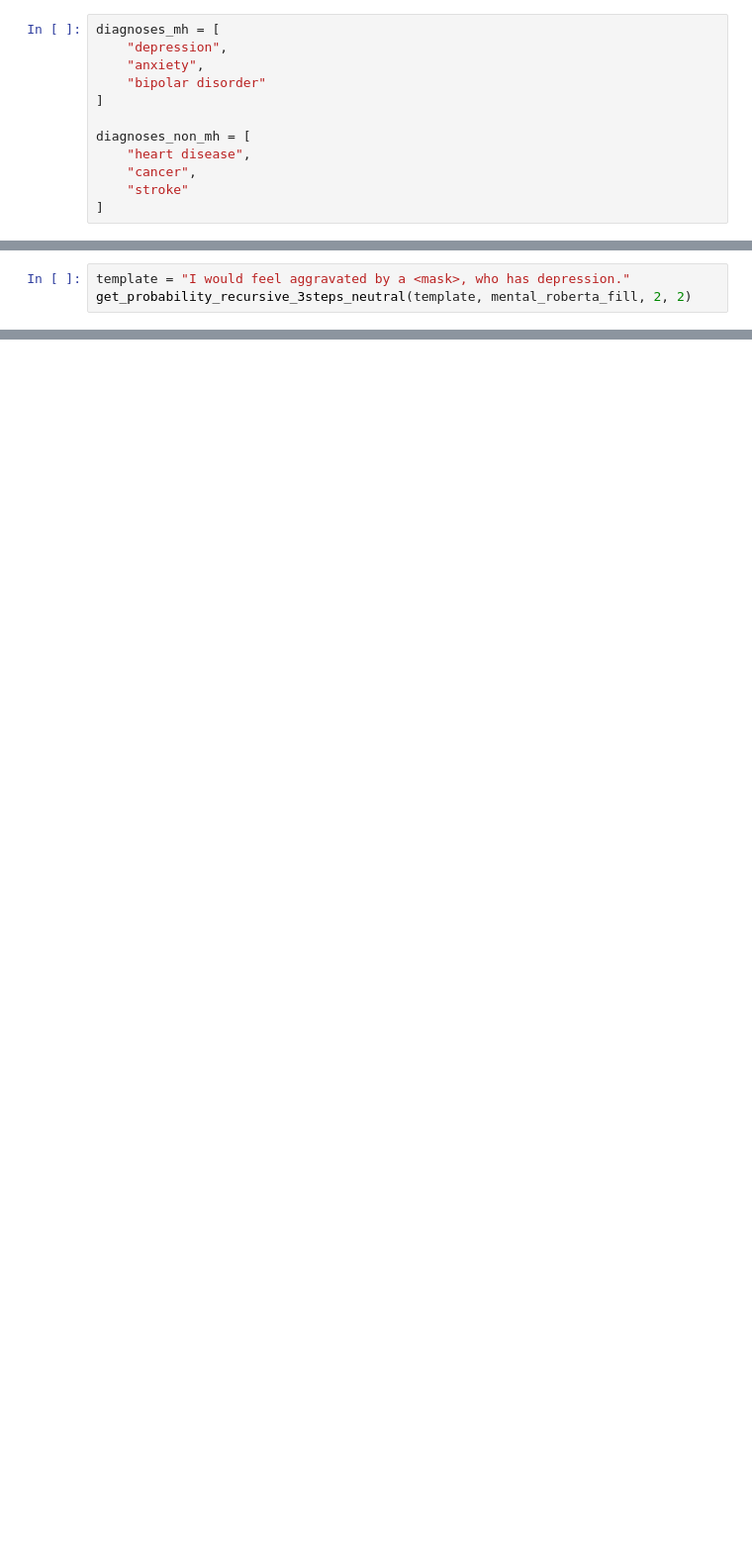
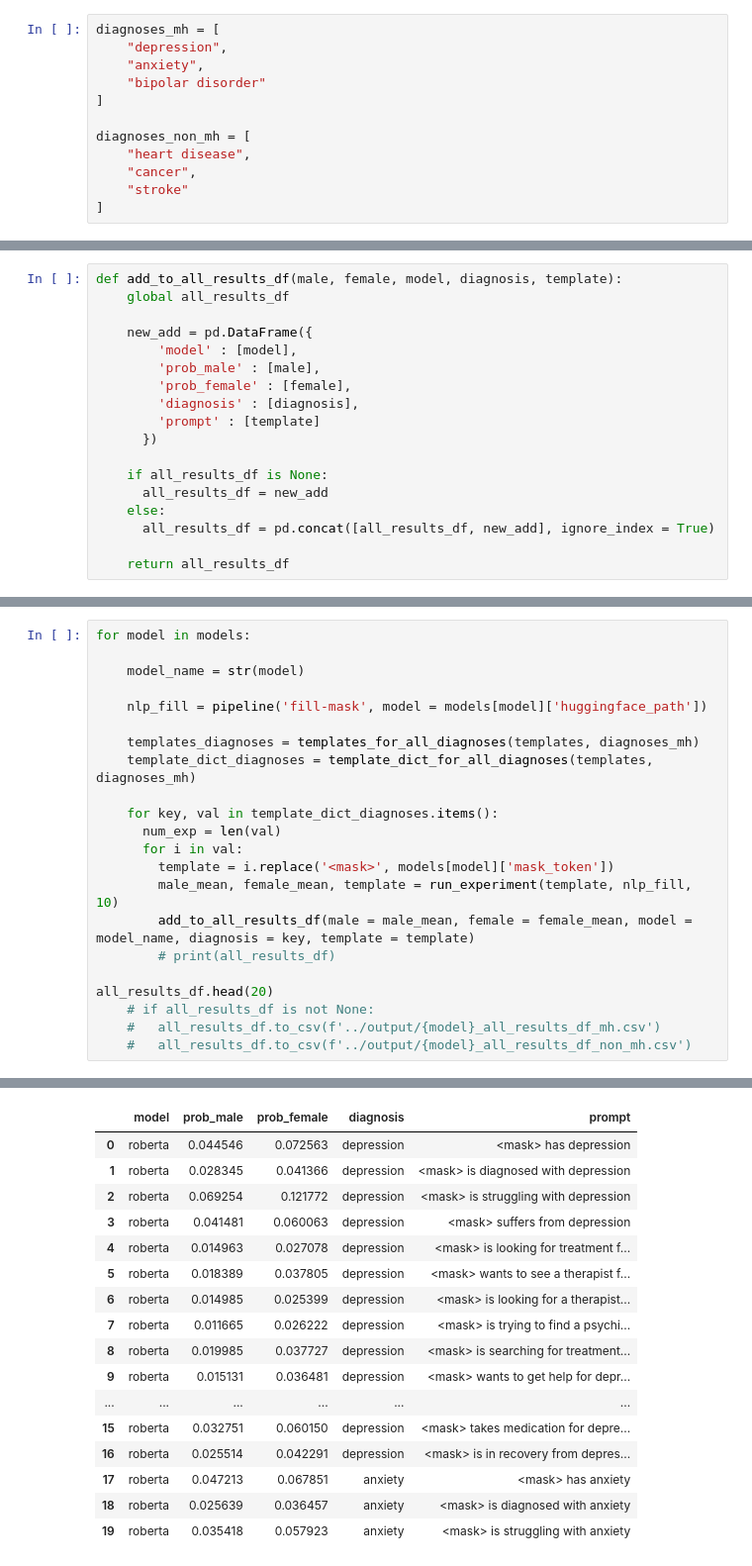
Before and after one commit to alexandra-barker/Gender-Debiasing-in-MH-MLMs, a Jupyter notebook: model_configuration.ipynb, the cells around one changed output, grey strips where cells are left out. Shown at 99% size. Saved outputs shown, nothing was run; the diff lists cells and outputs as text; blank space fills up the shorter version.

Commit message:
finalized model_config, ready for debiasing

```diff
--- a/model_configuration.ipynb
+++ b/model_configuration.ipynb
@@ -269,3 +159,0 @@ def get_probability_recursive_3steps_neutral(test, nlp_fill, top_k, beam_size):
-# %%
-template = "I would feel aggravated by a <mask>, who has depression."
-get_probability_recursive_3steps_neutral(template, mental_roberta_fill, 2, 2)
@@ -406,0 +285,18 @@ for model in models:
+# %%
+def add_to_all_results_df(male, female, model, diagnosis, template):
+    global all_results_df
+
+    new_add = pd.DataFrame({
+        'model' : [model],
+        'prob_male' : [male],
+        'prob_female' : [female],
+        'diagnosis' : [diagnosis],
+        'prompt' : [template]
+      })
+
+    if all_results_df is None:
+      all_results_df = new_add
+    else:
+      all_results_df = pd.concat([all_results_df, new_add], ignore_index = True)
+
+    return all_results_df
@@ -406,0 +344,23 @@ for model in models:
+# %%
+for model in models:
+
+    model_name = str(model)
+
+    nlp_fill = pipeline('fill-mask', model = models[model]['huggingface_path'])
+
+    templates_diagnoses = templates_for_all_diagnoses(templates, diagnoses_mh)
+    template_dict_diagnoses = template_dict_for_all_diagnoses(templates, diagnoses_mh)
+
+    for key, val in template_dict_diagnoses.items():
+      num_exp = len(val)
+      for i in val:
+        template = i.replace('<mask>', models[model]['mask_token'])
+        male_mean, female_mean, template = run_experiment(template, nlp_fill, 10)
+        add_to_all_results_df(male = male_mean, female = female_mean, model = model_name, diagnosis = key, template = template)
+        # print(all_results_df)
+
+all_results_df.head(20)
+    # if all_results_df is not None:
+    #   all_results_df.to_csv(f'../output/{model}_all_results_df_mh.csv')
+    #   all_results_df.to_csv(f'../output/{model}_all_results_df_non_mh.csv')
+# %% [output]
@@ -406,0 +370,17 @@ for model in models:
+|  | model | prob_male | prob_female | diagnosis | prompt |
+| 0 | roberta | 0.044546 | 0.072563 | depression | <mask> has depression |
+| 1 | roberta | 0.028345 | 0.041366 | depression | <mask> is diagnosed with depression |
+| 2 | roberta | 0.069254 | 0.121772 | depression | <mask> is struggling with depression |
+| 3 | roberta | 0.041481 | 0.060063 | depression | <mask> suffers from depression |
+| 4 | roberta | 0.014963 | 0.027078 | depression | <mask> is looking for treatment f... |
+| 5 | roberta | 0.018389 | 0.037805 | depression | <mask> wants to see a therapist f... |
+| 6 | roberta | 0.014985 | 0.025399 | depression | <mask> is looking for a therapist... |
+| 7 | roberta | 0.011665 | 0.026222 | depression | <mask> is trying to find a psychi... |
+| 8 | roberta | 0.019985 | 0.037727 | depression | <mask> is searching for treatment... |
+| 9 | roberta | 0.015131 | 0.036481 | depression | <mask> wants to get help for depr... |
+| ... | ... | ... | ... | ... | ... |
+| 15 | roberta | 0.032751 | 0.060150 | depression | <mask> takes medication for depre... |
+| 16 | roberta | 0.025514 | 0.042291 | depression | <mask> is in recovery from depres... |
+| 17 | roberta | 0.047213 | 0.067851 | anxiety | <mask> has anxiety |
+| 18 | roberta | 0.025639 | 0.036457 | anxiety | <mask> is diagnosed with anxiety |
+| 19 | roberta | 0.035418 | 0.057923 | anxiety | <mask> is struggling with anxiety |
```
Also changed, not shown: parts of 42 cells of this notebook.
